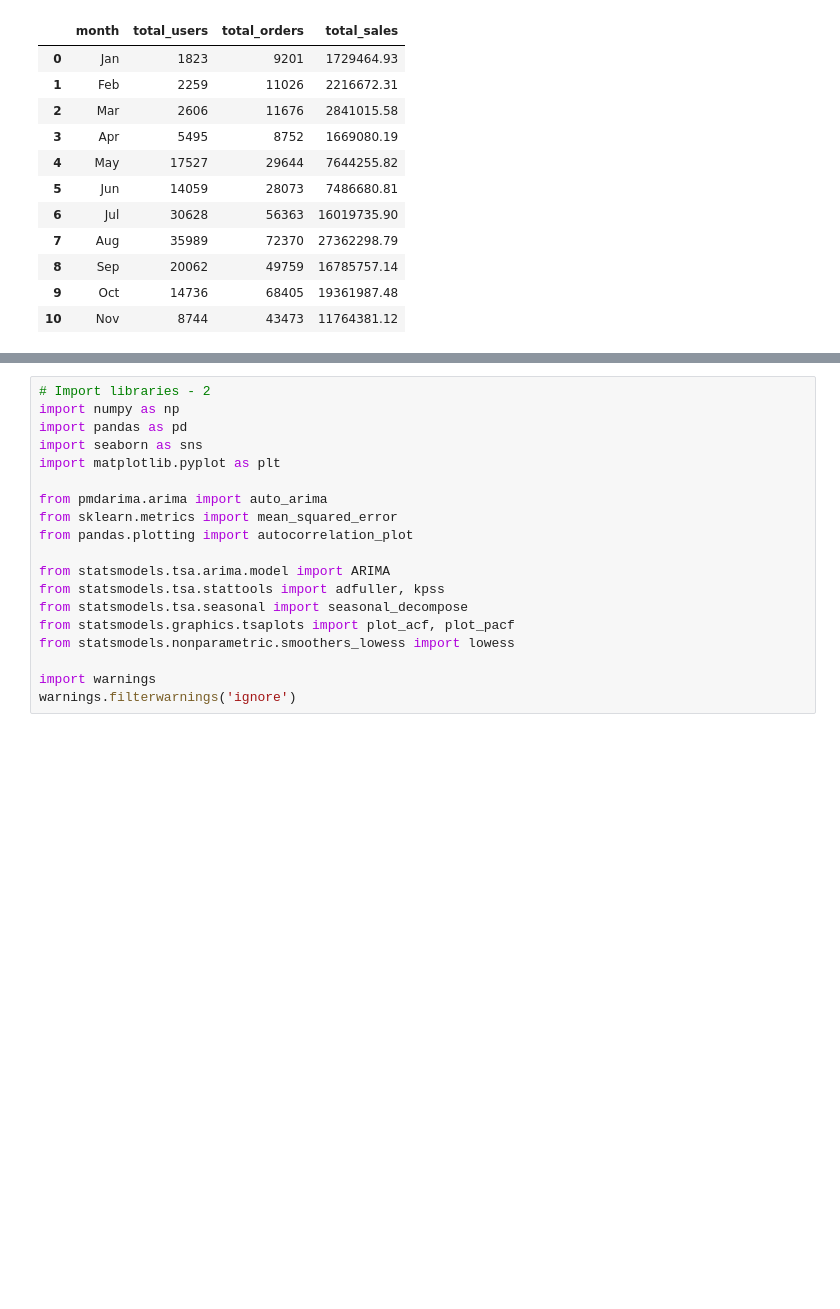
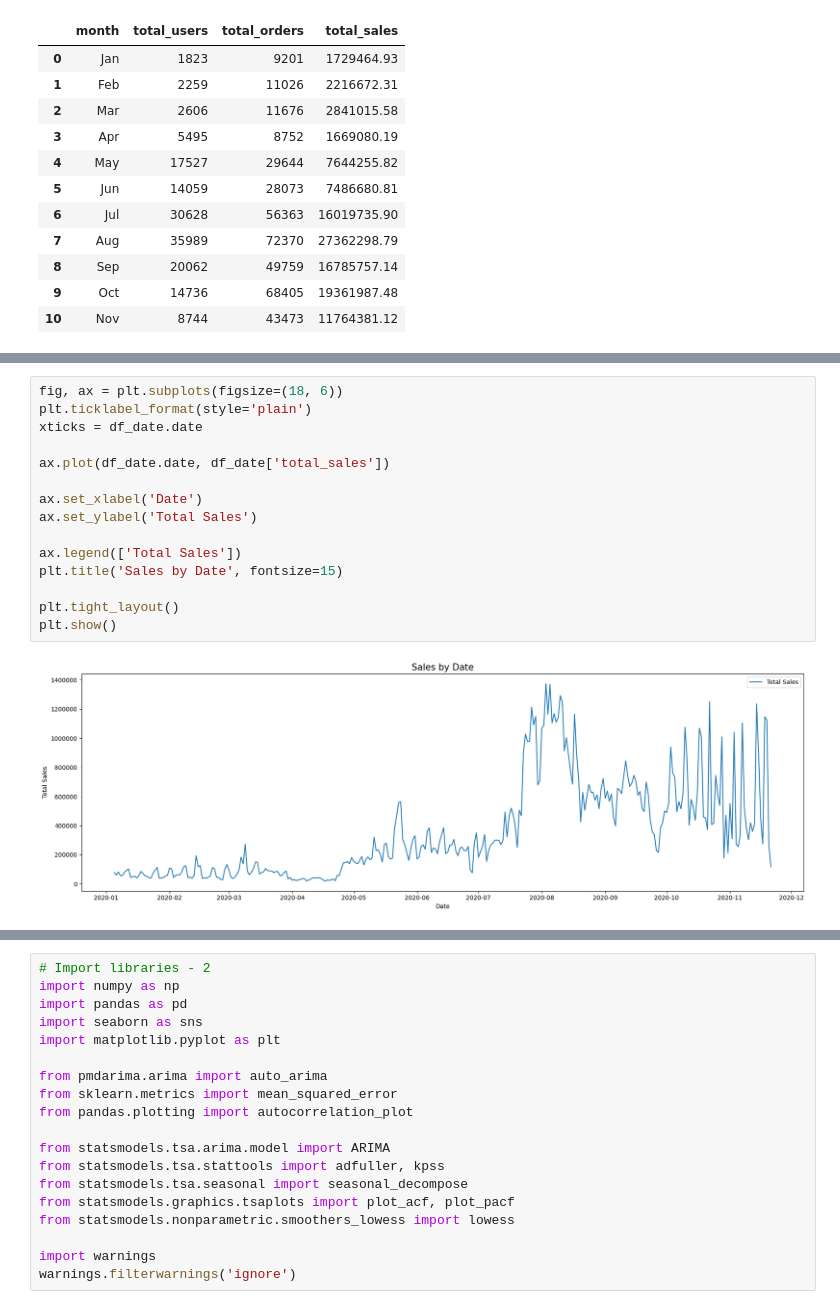
Before and after one commit to harimagar/Data-Science-Project, a Jupyter notebook: RecommendationSystem.ipynb, the cells around one changed output, grey strips where cells are left out. Cells and saved outputs as stored; diff of their text form; blank space fills up the shorter version.

```diff
--- a/RecommendationSystem.ipynb
+++ b/RecommendationSystem.ipynb
@@ -409,0 +514,17 @@ df_month
+# %%
+fig, ax = plt.subplots(figsize=(18, 6))
+plt.ticklabel_format(style='plain')
+xticks = df_date.date
+
+ax.plot(df_date.date, df_date['total_sales'])
+
+ax.set_xlabel('Date')
+ax.set_ylabel('Total Sales')
+
+ax.legend(['Total Sales'])
+plt.title('Sales by Date', fontsize=15)
+
+plt.tight_layout()
+plt.show()
+# %% [output]
+[figure, added]
```
Also changed, not shown: parts of 6 cells of this notebook.
